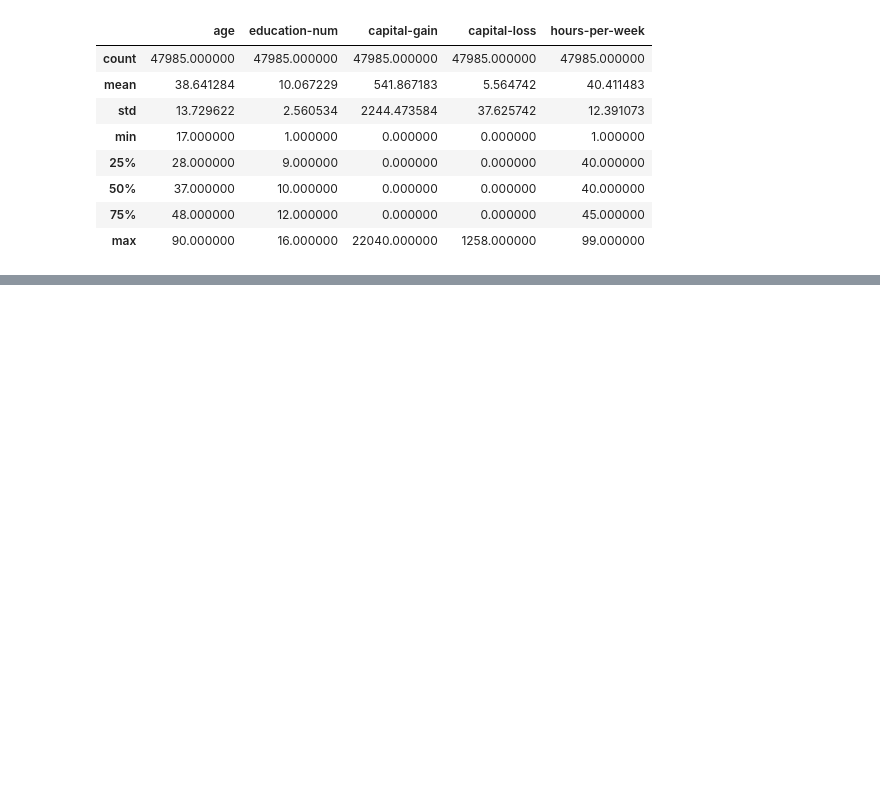
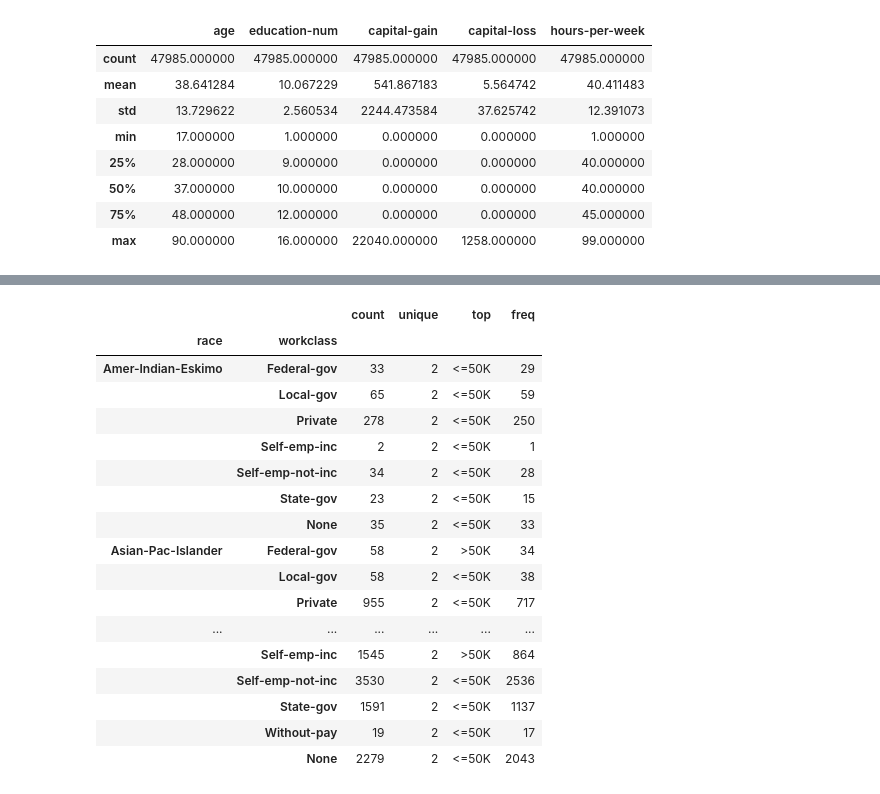
Before and after one commit to yusangsoo/Fintech_PM, a Jupyter notebook: 06_machine_learning/07_앙상블모델연습2_연봉데이터.ipynb, the cells around one changed output, grey strips where cells are left out. Saved outputs shown, nothing was run; the diff lists cells and outputs as text; code cells hidden in the pictures; blank space fills up the shorter version.

```diff
--- a/06_machine_learning/07_앙상블모델연습2_연봉데이터.ipynb
+++ b/06_machine_learning/07_앙상블모델연습2_연봉데이터.ipynb
@@ -725,0 +690,22 @@ dtype: float64
+# %%
+# 학력 순서에 따른 숫자 변환 딕셔너리 생성
+education_mapping = {
+    'Preschool': 1,
+    '1st-4th': 2,
+    '5th-6th': 3,
+    '7th-8th': 4,
+    '9th': 5,
+    '10th': 6,
+    '11th': 7,
+    '12th': 8,
+    'HS-grad': 9,
+    'Some-college': 10,
+    'Assoc-acdm': 11,
+    'Assoc-voc': 12,
+    'Bachelors': 13,
+    'Masters': 14,
+    'Prof-school': 15,
+    'Doctorate': 16
+}
+# %%
+data.loc[:, 'education'] = data['education'].str.strip().map(education_mapping)
@@ -725,0 +805,22 @@ dtype: float64
+# %%
+c = data.groupby(['race','workclass'])['class'].describe()
+c
+# %% [output]
+|  |  | count | unique | top | freq |
+| race | workclass |  |  |  |  |
+| Amer-Indian-Eskimo | Federal-gov | 33 | 2 | <=50K | 29 |
+|  | Local-gov | 65 | 2 | <=50K | 59 |
+|  | Private | 278 | 2 | <=50K | 250 |
+|  | Self-emp-inc | 2 | 2 | <=50K | 1 |
+|  | Self-emp-not-inc | 34 | 2 | <=50K | 28 |
+|  | State-gov | 23 | 2 | <=50K | 15 |
+|  | None | 35 | 2 | <=50K | 33 |
+| Asian-Pac-Islander | Federal-gov | 58 | 2 | >50K | 34 |
+|  | Local-gov | 58 | 2 | <=50K | 38 |
+|  | Private | 955 | 2 | <=50K | 717 |
+| ... | ... | ... | ... | ... | ... |
+|  | Self-emp-inc | 1545 | 2 | >50K | 864 |
+|  | Self-emp-not-inc | 3530 | 2 | <=50K | 2536 |
+|  | State-gov | 1591 | 2 | <=50K | 1137 |
+|  | Without-pay | 19 | 2 | <=50K | 17 |
+|  | None | 2279 | 2 | <=50K | 2043 |
```
Also changed, not shown: parts of 112 cells of this notebook, 1 other file.
